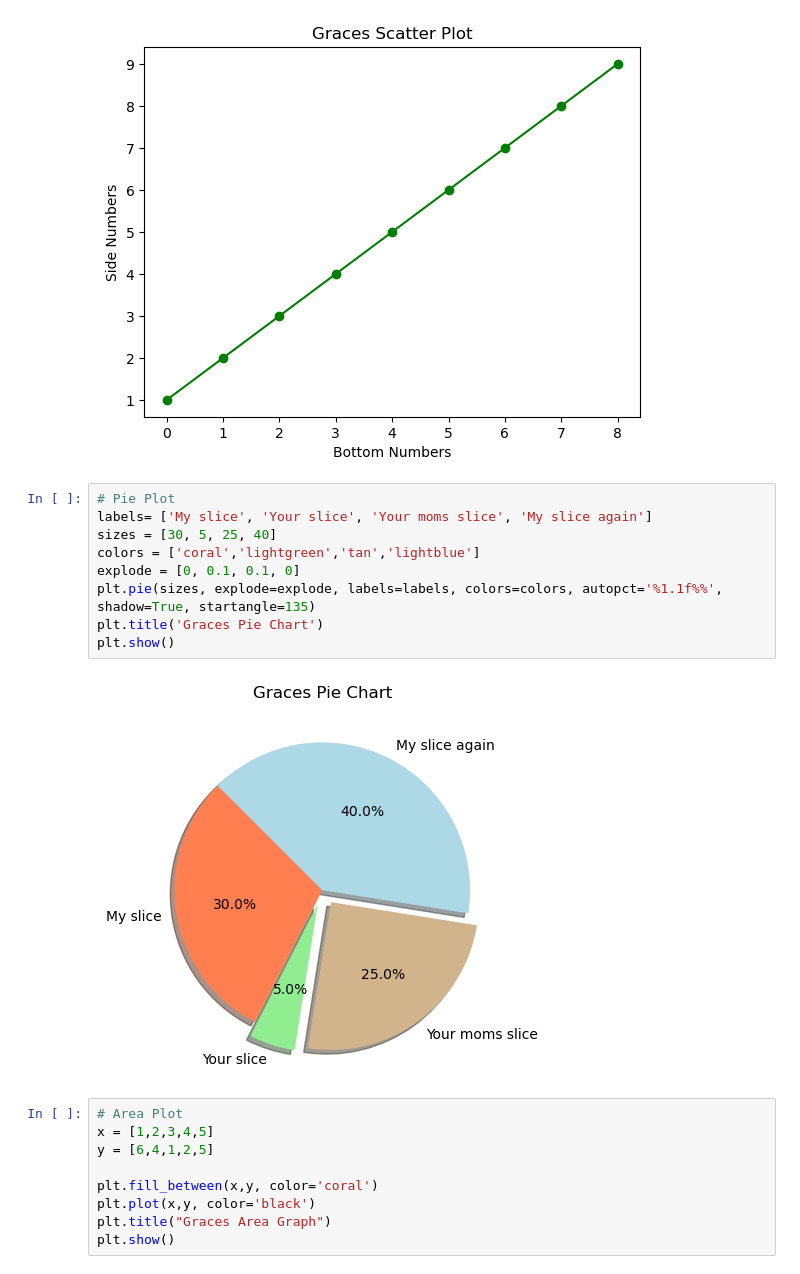
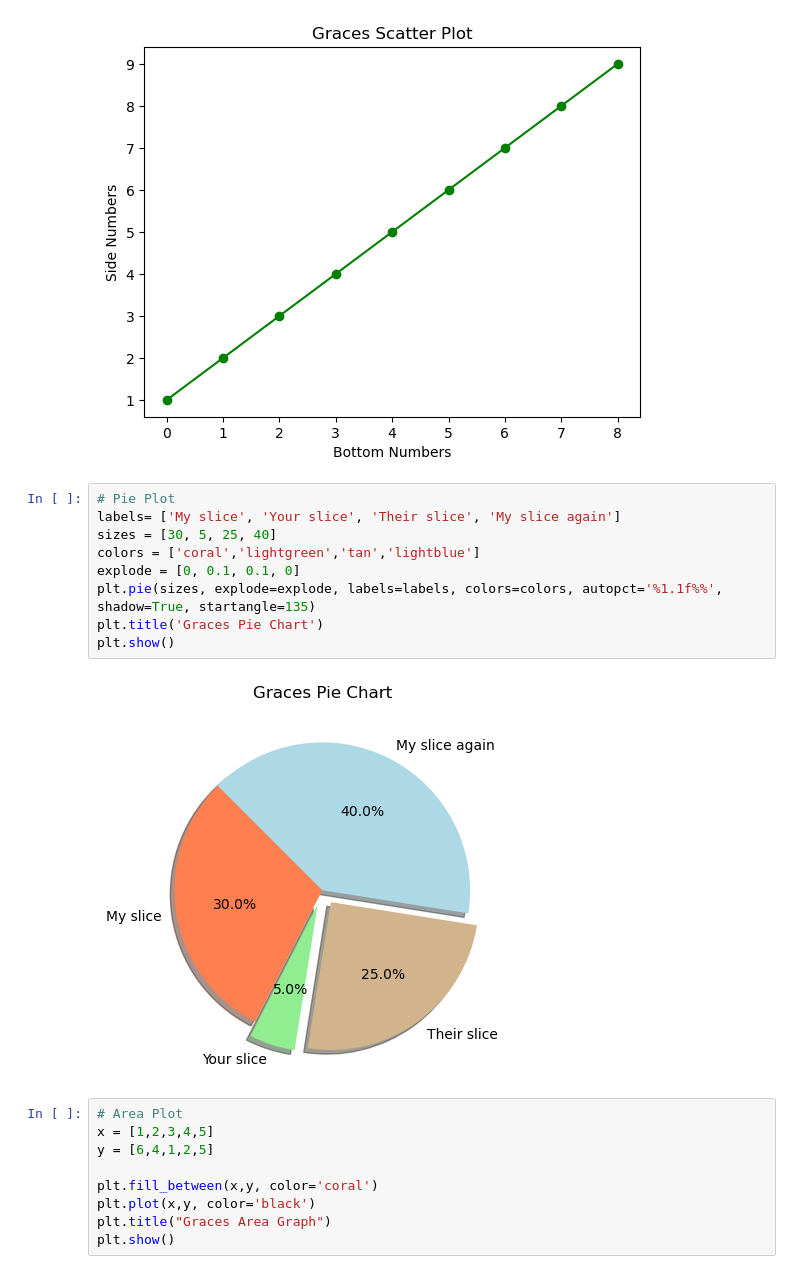
Before and after one commit to ETE4990-S25/homeworkfolder-grakeidile, a Jupyter notebook: Homework/Homework5JNGB/Homework05- MatPlot_NumPy.ipynb, the cells around one changed output. Cells and saved outputs as stored; diff of their text form.

```diff
--- a/Homework/Homework5JNGB/Homework05- MatPlot_NumPy.ipynb
+++ b/Homework/Homework5JNGB/Homework05- MatPlot_NumPy.ipynb
@@ -41,15 +41,15 @@ plt.tick_params(axis='both')
 [figure]
 # %%
 # Pie Plot
-labels= ['My slice', 'Your slice', 'Your moms slice', 'My slice again']
+labels= ['My slice', 'Your slice', 'Their slice', 'My slice again']
 sizes = [30, 5, 25, 40]
 colors = ['coral','lightgreen','tan','lightblue']
 explode = [0, 0.1, 0.1, 0]
 plt.pie(sizes, explode=explode, labels=labels, colors=colors, autopct='%1.1f%%', shadow=True, startangle=135)
 plt.title('Graces Pie Chart')
 plt.show()
 # %% [output]
-[figure, old version]
+[figure, new version]
 # %%
 # Area Plot
 x = [1,2,3,4,5]
```
Also changed, not shown: parts of 1 cell of this notebook.
